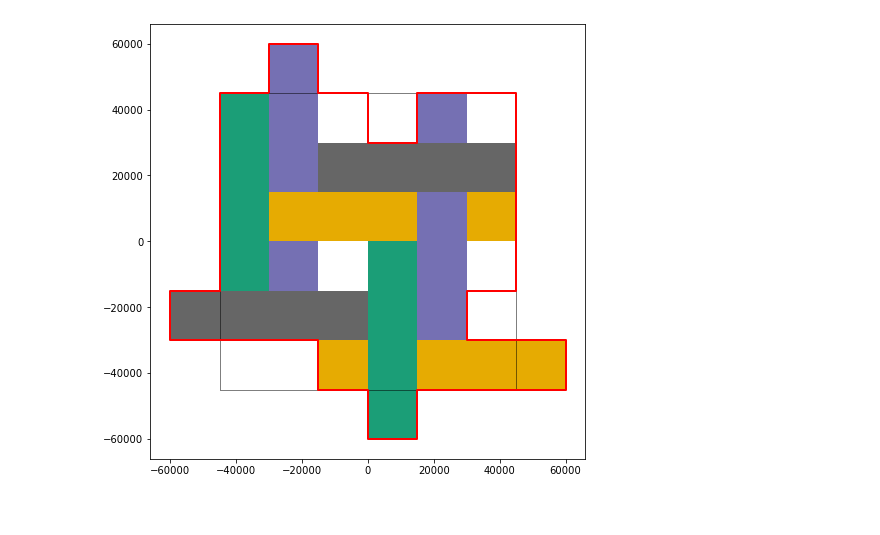
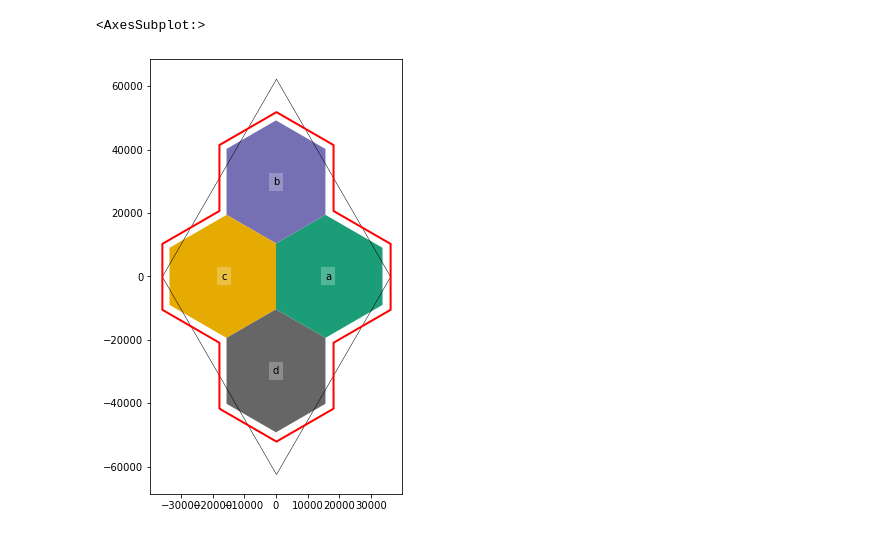
Before and after one commit to DOSull/weaving-space, a Jupyter notebook: example-election-map.ipynb, the cells around one changed output. Drawn from its saved outputs; the diff is of its cells as text; code cells hidden in the pictures.

```diff
--- a/example-election-map.ipynb
+++ b/example-election-map.ipynb
@@ -14,10 +17,15 @@ us['Libertarian'] = us.lib / us.votes * 100
 # %%
-w3 = WeaveUnit(spacing = 15000, aspect = 1, weave_type = "twill", n = 3,
-               strands = "ab-|cd-", crs = us.crs)
+w3 = WeaveUnit(spacing = 25000, aspect = 0.8, weave_type = "twill", n = 3,
+               strands = "(aab)|(ccd)", crs = us.crs)
+w3 = TileUnit(spacing = 72000, tiling_type = "hex-colouring", n = 4,
+              crs = us.crs)
+
+w3 = w3.inset_tile(2400)
 # %%
-w3.plot(show_ids = False)
+w3.plot(show_ids = True)
 # %% [output]
+<AxesSubplot:>
-[figure, old version]
+[figure, new version]
 # %%
 tiling = Tiling(w3, us, id_var = "state")
 # %%
```
Also changed, not shown: parts of 5 cells of this notebook, 22 other files.
